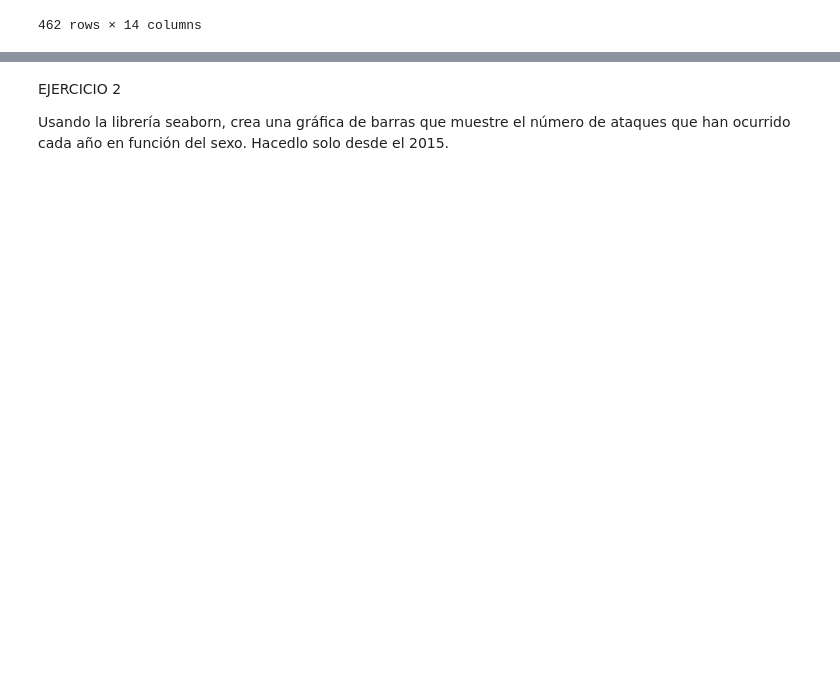
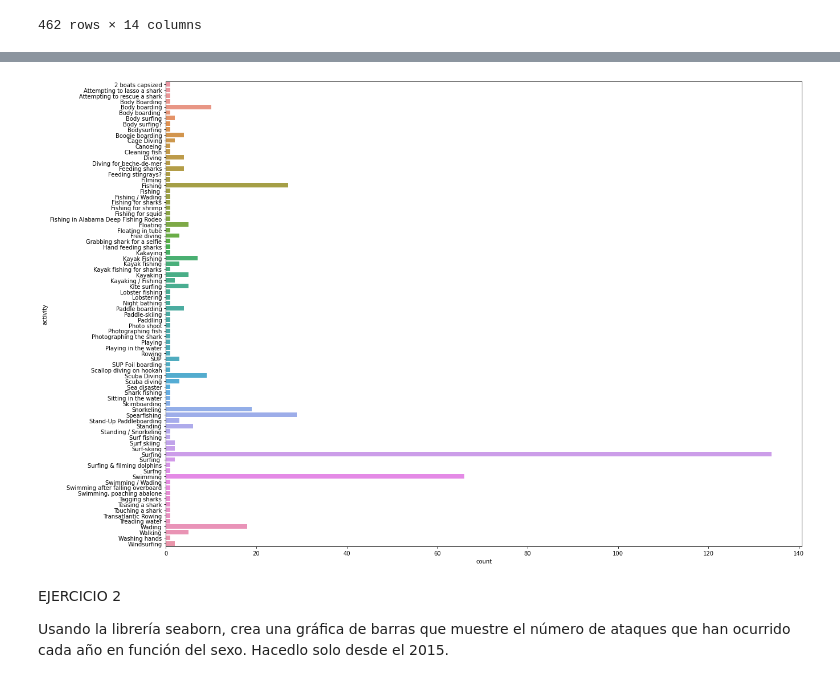
Before and after one commit to Adalab/DA-promo-b-modulo-2-sprint-1-Anais-Ana-Yadira, a Jupyter notebook: visualización/pair-programmin-vizualizacion-3-seaborn/pair-programmin-vizualizacion-3-seaborn.ipynb, the cells around one changed output, grey strips where cells are left out. Cells and saved outputs as stored; diff of their text form; code cells hidden in the pictures; blank space fills up the shorter version.

```diff
--- a/visualización/pair-programmin-vizualizacion-3-seaborn/pair-programmin-vizualizacion-3-seaborn.ipynb
+++ b/visualización/pair-programmin-vizualizacion-3-seaborn/pair-programmin-vizualizacion-3-seaborn.ipynb
@@ -75,0 +48,5 @@ plt.show()
+# %%
+df_2015_act = df_2015.groupby(['activity']).size().reset_index()
+df_2015_act.rename(columns = {0: "count"}, inplace = True)
+
+df_2015_act
@@ -76,3 +67,8 @@ plt.show()
+# %%
+plt.figure(figsize =(20,15))
+sns.barplot(data = df_2015_act, y = "activity", x='count');
+# %% [output]
+[figure, added]
 # %% [markdown]
 EJERCICIO 2
 
```
Also changed, not shown: parts of 13 cells of this notebook.
